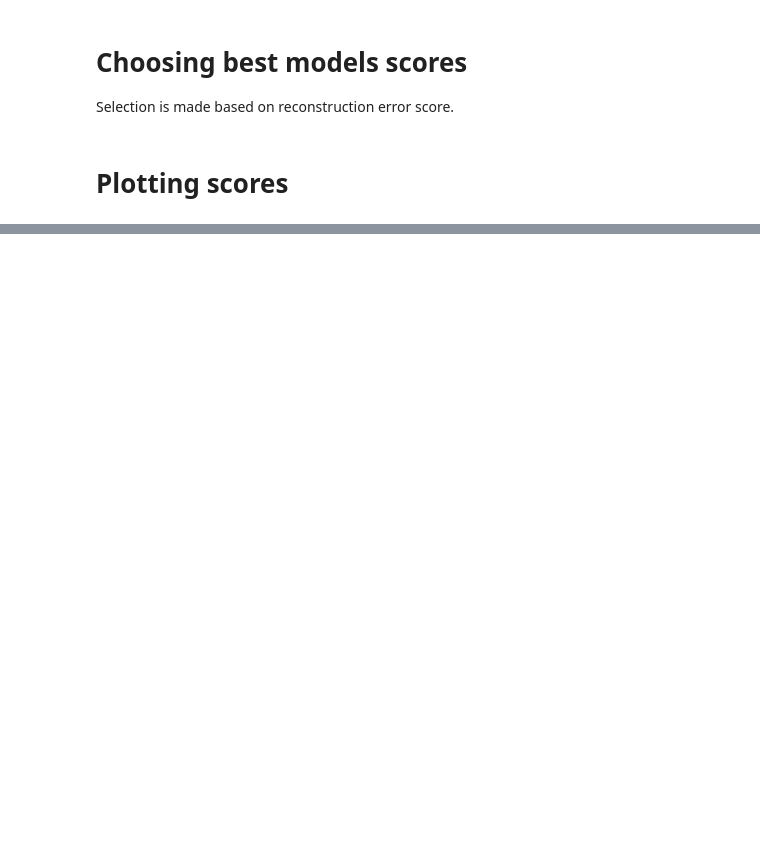
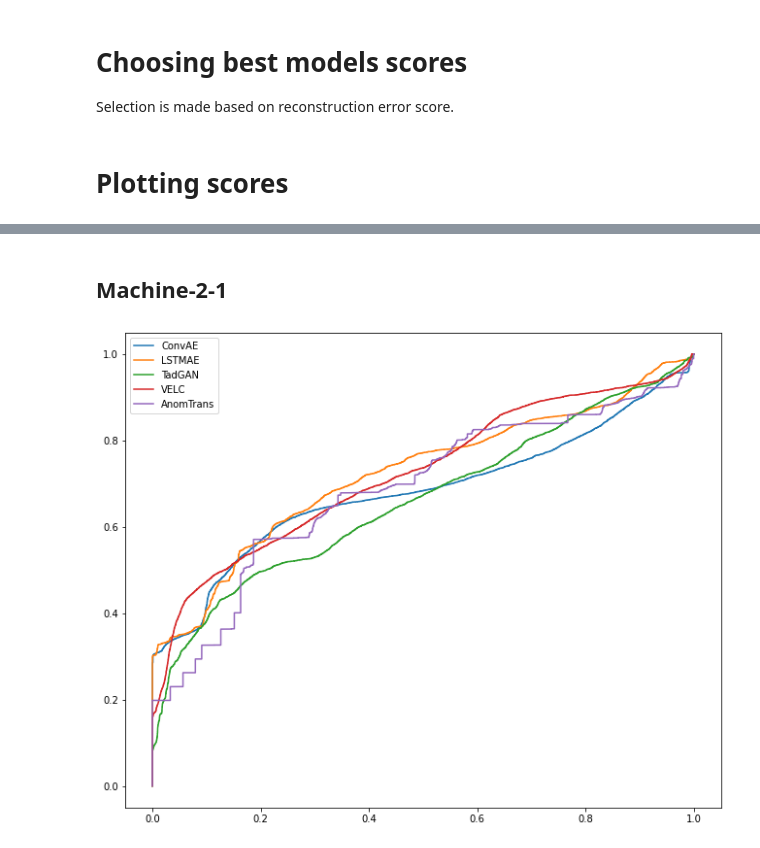
Before and after one commit to Stashq/TS-Forecasting, a Jupyter notebook: notebooks/a_scores_th_finding.ipynb, the cells around one changed output, grey strips where cells are left out. Cells and saved outputs as stored; diff of their text form; code cells hidden in the pictures; blank space fills up the shorter version.

```diff
--- a/notebooks/a_scores_th_finding.ipynb
+++ b/notebooks/a_scores_th_finding.ipynb
@@ -108,0 +221,2 @@ def load_np_scores(models_info: dict, ds_name: str, test: bool = True):
+# %% [markdown]
+## Machine-2-1
@@ -108,0 +226,4 @@ def load_np_scores(models_info: dict, ds_name: str, test: bool = True):
+# %%
+plot_roc_curve(m_2_1_scores, m_2_1_cls, figsize=(11, 9));
+# %% [output]
+[figure, added]
```
Also changed, not shown: parts of 111 cells of this notebook, 4 other files.
